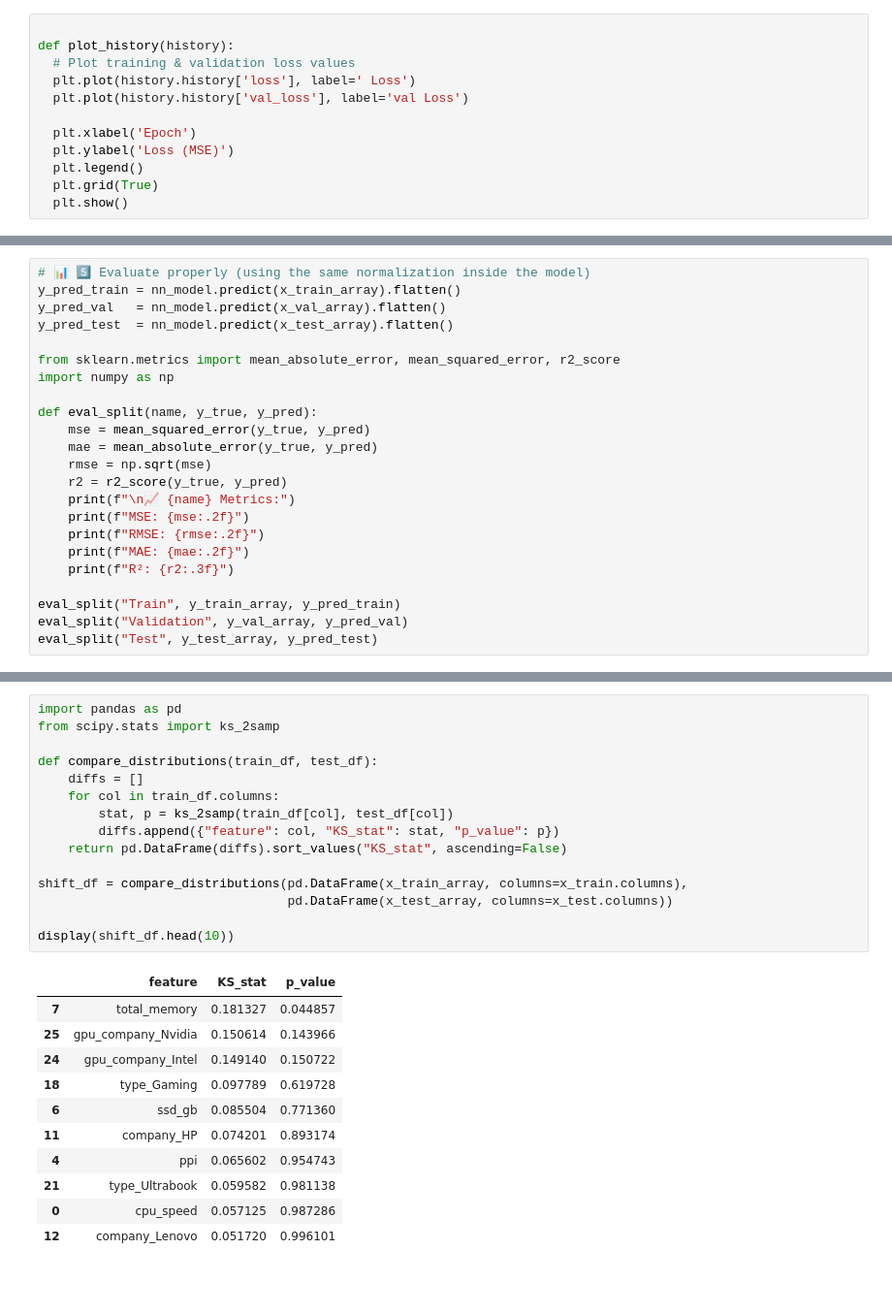
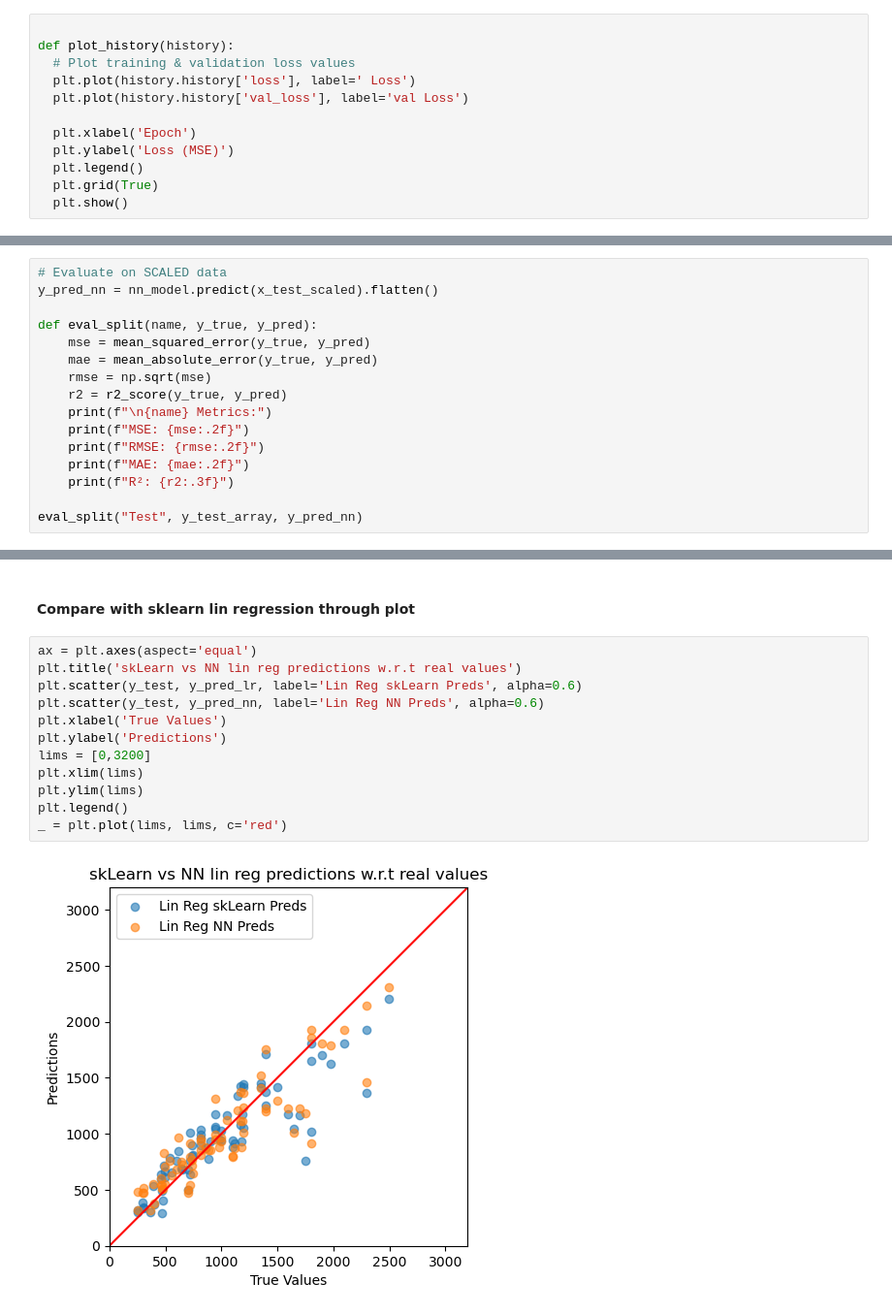
Before and after one commit to kuljitAujla/laptop-price-predictor, a Jupyter notebook: laptop-price-regression.ipynb, the cells around one changed output, grey strips where cells are left out. Shown at 97% size. Drawn from its saved outputs; the diff is of its cells as text; blank space fills up the shorter version.

```diff
--- a/laptop-price-regression.ipynb
+++ b/laptop-price-regression.ipynb
@@ -558,24 +475,17 @@ plot_history(history)
 # %%
-# 📊 5️⃣ Evaluate properly (using the same normalization inside the model)
-y_pred_train = nn_model.predict(x_train_array).flatten()
-y_pred_val   = nn_model.predict(x_val_array).flatten()
-y_pred_test  = nn_model.predict(x_test_array).flatten()
-
-from sklearn.metrics import mean_absolute_error, mean_squared_error, r2_score
-import numpy as np
+# Evaluate on SCALED data
+y_pred_nn = nn_model.predict(x_test_scaled).flatten()
 
 def eval_split(name, y_true, y_pred):
     mse = mean_squared_error(y_true, y_pred)
     mae = mean_absolute_error(y_true, y_pred)
     rmse = np.sqrt(mse)
     r2 = r2_score(y_true, y_pred)
-    print(f"\n📈 {name} Metrics:")
+    print(f"\n{name} Metrics:")
     print(f"MSE: {mse:.2f}")
     print(f"RMSE: {rmse:.2f}")
     print(f"MAE: {mae:.2f}")
     print(f"R²: {r2:.3f}")
 
-eval_split("Train", y_train_array, y_pred_train)
-eval_split("Validation", y_val_array, y_pred_val)
-eval_split("Test", y_test_array, y_pred_test)
+eval_split("Test", y_test_array, y_pred_nn)
 # %% [output]
@@ -618,27 +499,16 @@ plt.show()
-# %%
-import pandas as pd
-from scipy.stats import ks_2samp
-
-def compare_distributions(train_df, test_df):
-    diffs = []
-    for col in train_df.columns:
-        stat, p = ks_2samp(train_df[col], test_df[col])
-        diffs.append({"feature": col, "KS_stat": stat, "p_value": p})
-    return pd.DataFrame(diffs).sort_values("KS_stat", ascending=False)
-
-shift_df = compare_distributions(pd.DataFrame(x_train_array, columns=x_train.columns),
-                                 pd.DataFrame(x_test_array, columns=x_test.columns))
-
-display(shift_df.head(10))
-# %% [output]
-|  | feature | KS_stat | p_value |
-| 7 | total_memory | 0.181327 | 0.044857 |
-| 25 | gpu_company_Nvidia | 0.150614 | 0.143966 |
-| 24 | gpu_company_Intel | 0.149140 | 0.150722 |
-| 18 | type_Gaming | 0.097789 | 0.619728 |
-| 6 | ssd_gb | 0.085504 | 0.771360 |
-| 11 | company_HP | 0.074201 | 0.893174 |
-| 4 | ppi | 0.065602 | 0.954743 |
-| 21 | type_Ultrabook | 0.059582 | 0.981138 |
-| 0 | cpu_speed | 0.057125 | 0.987286 |
-| 12 | company_Lenovo | 0.051720 | 0.996101 |
+# %% [markdown]
+#### Compare with sklearn lin regression through plot
+# %%
+ax = plt.axes(aspect='equal')
+plt.title('skLearn vs NN lin reg predictions w.r.t real values')
+plt.scatter(y_test, y_pred_lr, label='Lin Reg skLearn Preds', alpha=0.6)
+plt.scatter(y_test, y_pred_nn, label='Lin Reg NN Preds', alpha=0.6)
+plt.xlabel('True Values')
+plt.ylabel('Predictions')
+lims = [0,3200]
+plt.xlim(lims)
+plt.ylim(lims)
+plt.legend()
+_ = plt.plot(lims, lims, c='red')
+# %% [output]
+[figure, added]
```
Also changed, not shown: parts of 23 cells of this notebook.
